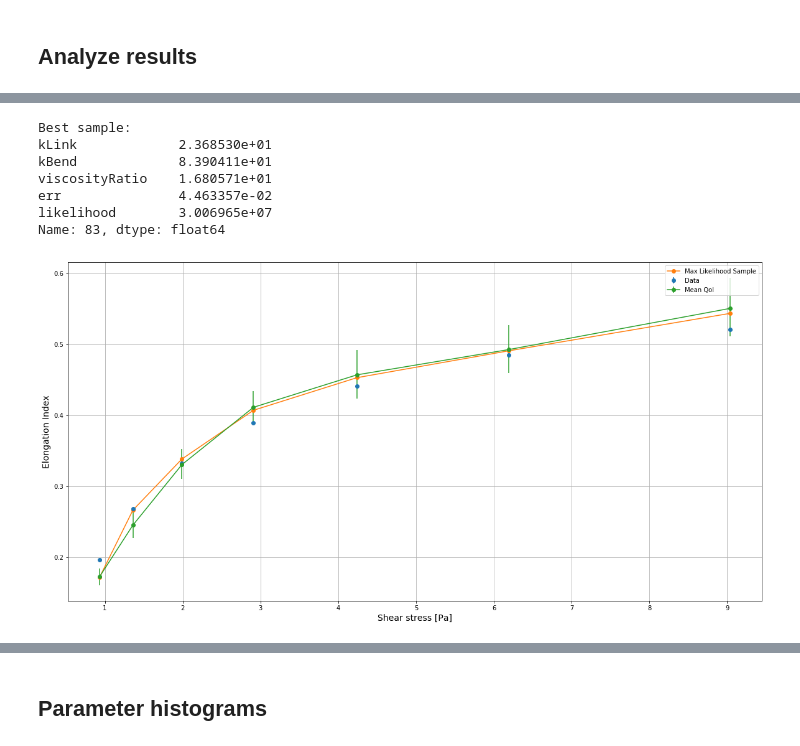
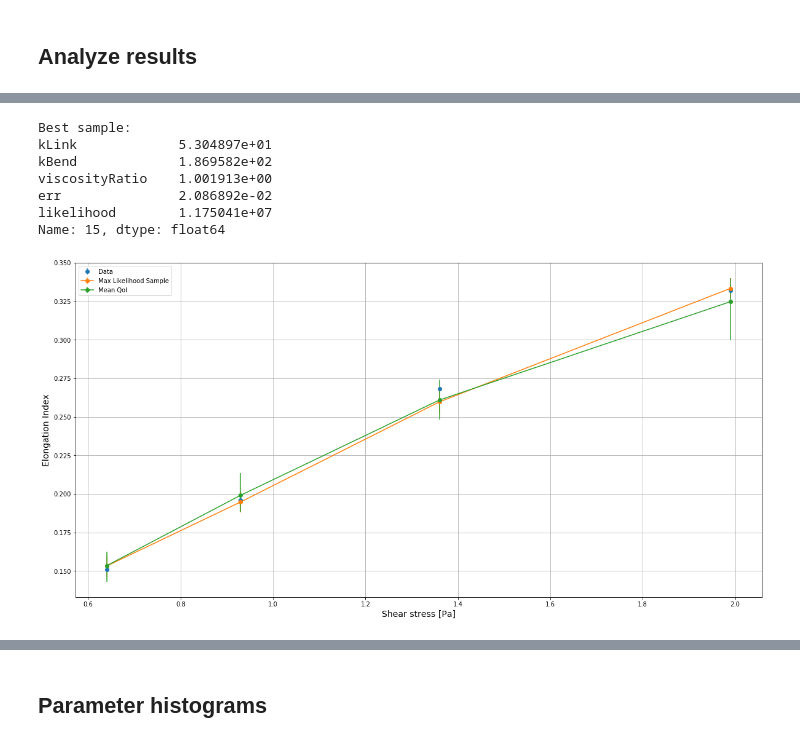
Before and after one commit to devrieskevin/IUQ-Project, a Jupyter notebook: GP_hemocell_analysis.ipynb, the cells around one changed output, grey strips where cells are left out. Cells and saved outputs as stored; diff of their text form; code cells hidden in the pictures.

```diff
--- a/GP_hemocell_analysis.ipynb
+++ b/GP_hemocell_analysis.ipynb
@@ -62,8 +61,6 @@ root = tree.getroot()
 nuP = float(root.find("domain/nuP").text)
 rhoP = float(root.find("domain/rhoP").text)
 # %%
-
-
 n_samples = 1000
 
 model_params = ["kLink","kBend","viscosityRatio"]
@@ -72,9 +69,9 @@ model_params = ["kLink","kBend","viscosityRatio"]
 shearrate = stress / (nuP * rhoP)
 
 # Set the bounds on the parameters
-bounds = [[15.0,300.0],
-          [80.0,400.0],
-          [1.0,50.0]
+bounds = [[10.0,300.0],
+          [50.0,300.0],
+          [1.0,15.0]
          ]
 
 # Problem for Sobol analysis
@@ -140,27 +137,27 @@ def evaluate_GP(params):
     return mean[0],std[0]
 
 def model_prior(sample,enableInteriorViscosity):
-    kLink_prior = uniform.pdf(sample[0],15.0,285.0)
-    kBend_prior = uniform.pdf(sample[1],80.0,320.0)
+    kLink_prior = uniform.pdf(sample[0],10.0,290.0)
+    kBend_prior = uniform.pdf(sample[1],50.0,250.0)
 
     if enableInteriorViscosity:
-        viscosityRatio_prior = uniform.pdf(sample[2],1.0,49.0)
+        viscosityRatio_prior = uniform.pdf(sample[2],1.0,14.0)
         return np.prod([kLink_prior,kBend_prior,viscosityRatio_prior])
     else:
         return np.prod([kLink_prior,kBend_prior])
 
 def model_sampler(n_samples,enableInteriorViscosity):
-    kLink_samples = np.random.uniform(15.0,300.0,n_samples)
-    kBend_samples = np.random.uniform(80.0,400.0,n_samples)
+    kLink_samples = np.random.uniform(10.0,300.0,n_samples)
+    kBend_samples = np.random.uniform(50.0,300.0,n_samples)
 
     if enableInteriorViscosity:
-        viscosityRatio_samples = np.random.uniform(1.0,50.0,n_samples)
+        viscosityRatio_samples = np.random.uniform(1.0,15.0,n_samples)
         return np.column_stack([kLink_samples,kBend_samples,viscosityRatio_samples])
     else:
         return np.column_stack([kLink_samples,kBend_samples])
 
 def error_prior(sample):
-    return np.prod(uniform.pdf(sample,0.001,0.099))
+    return np.prod(uniform.pdf(sample,0.0001,0.0999))
 
 def error_sampler(n_samples):
-    return np.random.uniform(0.001,0.1,(n_samples,1))
+    return np.random.uniform(0.0001,0.1,(n_samples,1))
@@ -167,6 +241,9 @@ def error_sampler(n_samples):
 # %% [markdown]
 ## TMCMC sampling
 # %%
+imin=2
+imax=6
+
 # Load data for comparison with results
 data = pd.read_csv("%s/Ekcta_100.csv" % (datapath),sep=";")
 data = data.loc[data["Treatment"] == 0.5]
@@ -209,8 +286,8 @@ problem = {"model_type":"python",
            "error_sampler":error_sampler
           }
 
-TMCMC_sampler = TMCMC.TMCMC(problem,lmax=np.inf,logpath=None,logstep=1e6)
-df,qoi = TMCMC_sampler.sample(n_samples)
+TMCMC_sampler = TMCMC.TMCMC(problem,lmax=1,logpath=None,logstep=1e6)
+df,qoi,c_err = TMCMC_sampler.sample(n_samples)
 
 print(df)
 # %% [output]
@@ -280,39 +357,39 @@ plt.grid(True)
 plt.errorbar(stress,el,yerr=el_err,fmt="o",label="Data")
 
 # Highest likelihood
 if method == "TMCMC":
     mle = np.argmax(df["likelihood"].values)
     #print("Max likelihood:",sample_df["likelihood"].values[mle])
 elif method == "ABCSubSim":
     mle = np.argmin(df["distance"].values)
     #print("Minimum distance:",sample_df["distance"].values[mle])
 
 print("Best sample:")
 print(df.loc[mle])
 
-plt.plot(stress,qoi[mle],"o-",label="Max Likelihood Sample")
+plt.errorbar(stress,qoi[mle],c_err[mle],fmt="o-",label="Max Likelihood Sample")
 
 # Mean QoI output
 mean = np.mean(qoi,axis=0)
 var = np.sum((qoi - mean[None,:])**2,axis=0) / (qoi.shape[0] - 1)
 conf = 1.96 * np.sqrt(var / qoi.shape[0])
 
 ptile = np.percentile(qoi,[2.5,97.5],axis=0)
 
 ptile[0] = mean - ptile[0]
 ptile[1] -= mean
 
 plt.errorbar(stress,mean,yerr=ptile,fmt="o-",label="Mean QoI")
 
 plt.legend()
 plt.show()
 # %% [output]
 Best sample:
-kLink             2.368530e+01
-kBend             8.390411e+01
-viscosityRatio    1.680571e+01
-err               4.463357e-02
-likelihood        3.006965e+07
-Name: 83, dtype: float64
+kLink             5.304897e+01
+kBend             1.869582e+02
+viscosityRatio    1.001913e+00
+err               2.086892e-02
+likelihood        1.175041e+07
+Name: 15, dtype: float64
-[figure, old version]
+[figure, new version]
 # %%
```
Also changed, not shown: parts of 19 cells of this notebook, 14 other files.
